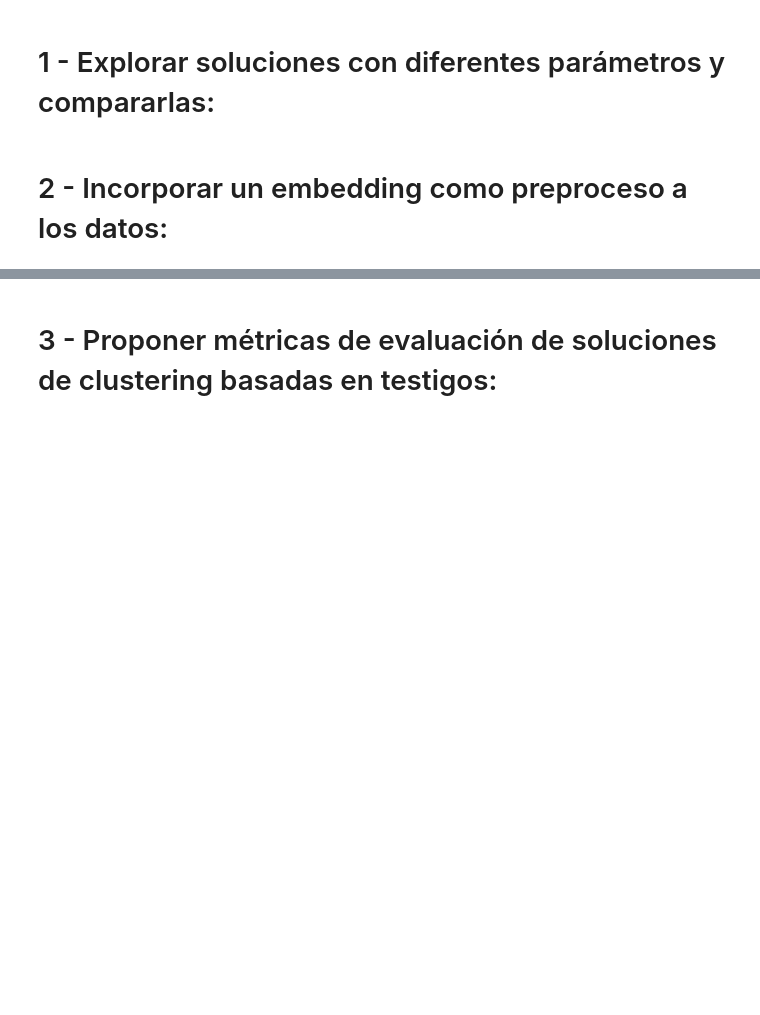
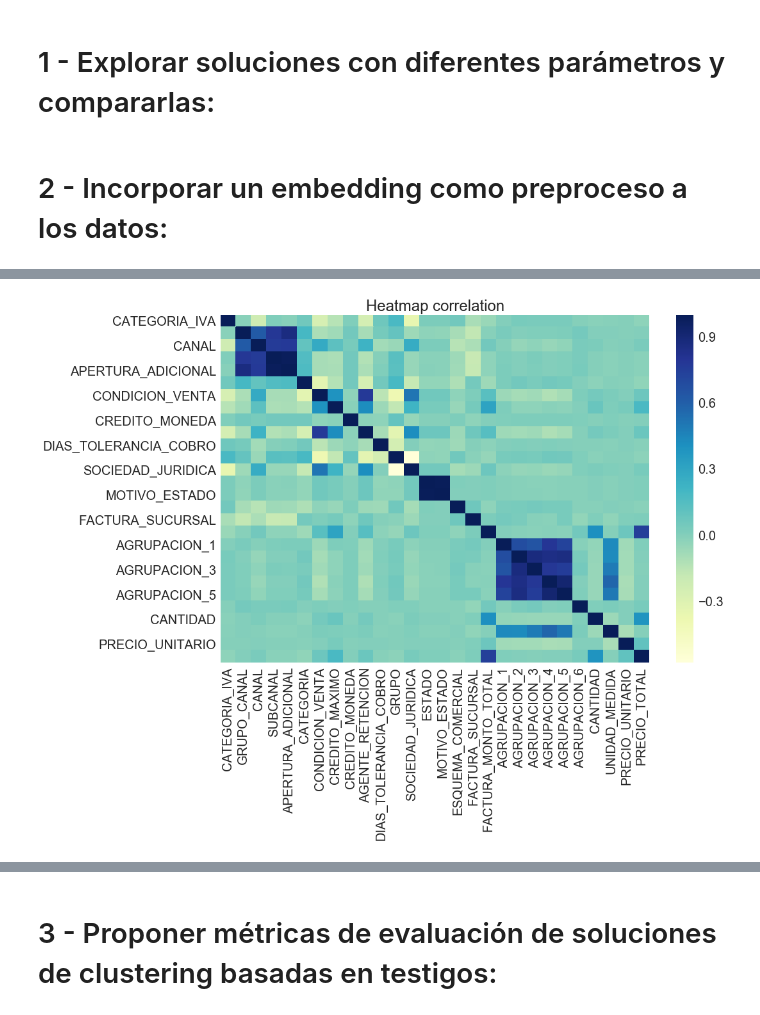
Before and after one commit to david-gonzalez/diplodatos, a Jupyter notebook: Aprendizaje_NO_supervisado/Entregables/Laboratorio-1/Aprendizaje No Supervisado - Laboratorio 1 - Clustering.ipynb, the cells around one changed output, grey strips where cells are left out. Cells and saved outputs as stored; diff of their text form; code cells hidden in the pictures; blank space fills up the shorter version.

```diff
--- a/Aprendizaje_NO_supervisado/Entregables/Laboratorio-1/Aprendizaje No Supervisado - Laboratorio 1 - Clustering.ipynb
+++ b/Aprendizaje_NO_supervisado/Entregables/Laboratorio-1/Aprendizaje No Supervisado - Laboratorio 1 - Clustering.ipynb
@@ -67,0 +71,8 @@ ventas_df = load_dataset()
+# %%
+# DROP labels with no information
+df = ventas_df
+df = df.drop(['CODIGO_CLIENTE', 'CUIT', 'RAZON_SOCIAL','FACTURA_CODIGO', 'Unnamed: 0', 'LISTA_PRECIOS'], axis=1)
+df = df.drop(['CODIGO_ARTICULO', 'FACTURA_VENDEDOR', 'FACTURA_COND_VENTA','FACTURA_FECHA', 'FACTURA_NUM_ID', 'ZONA_REPARTO', 'ZONA'], axis=1)
+
+
+df[:3]
@@ -67,0 +198,8 @@ ventas_df = load_dataset()
+# %%
+from sklearn.decomposition import PCA
+import matplotlib.pyplot as plt
+import seaborn
+
+# vemos la correlacion entre los features
+df_corr = df.corr()
+df_corr
@@ -67,0 +225,9 @@ ventas_df = load_dataset()
+# %%
+plt.figure(figsize=(15,10))
+seaborn.heatmap(df_corr, cmap="YlGnBu") # Displaying the Heatmap
+seaborn.set(font_scale=2,style='white')
+
+plt.title('Heatmap correlation')
+plt.show()
+# %% [output]
+[figure, added]
```
Also changed, not shown: parts of 13 cells of this notebook.
